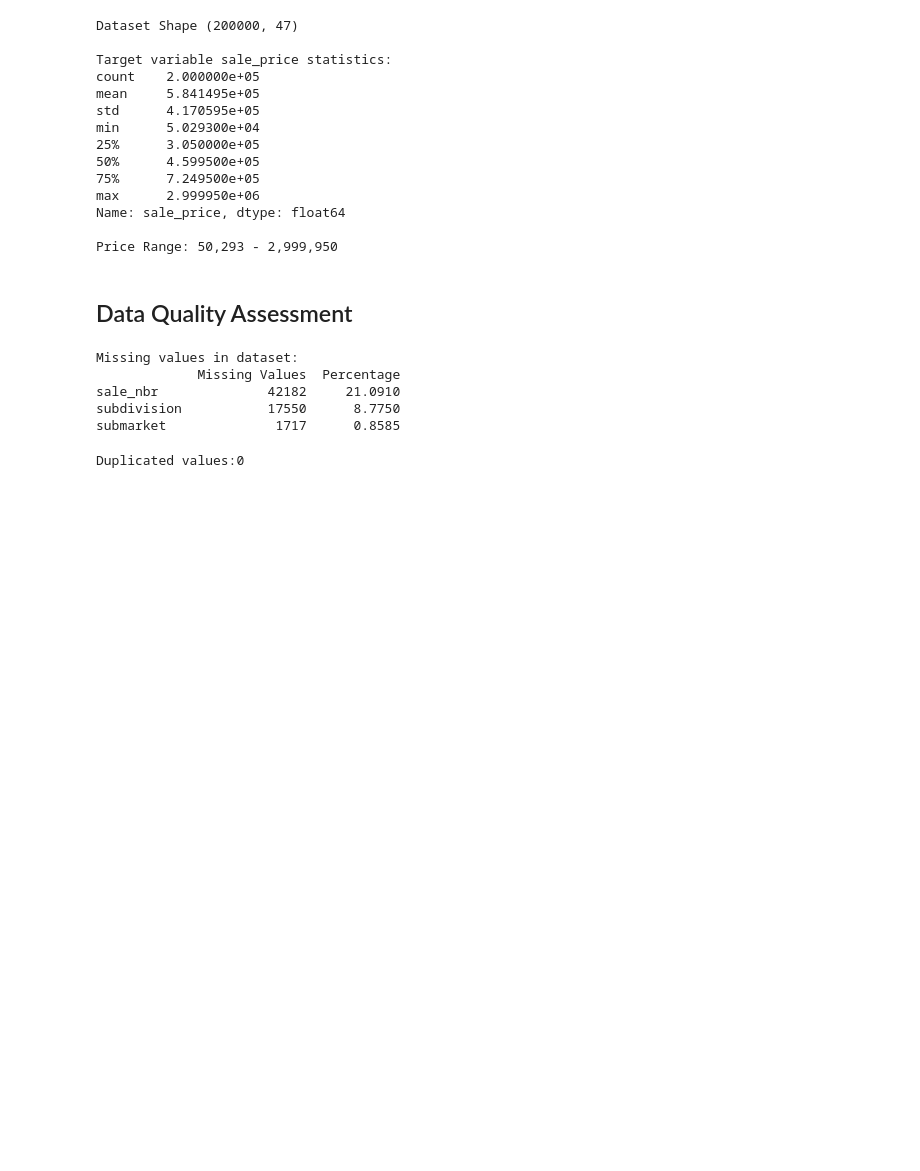
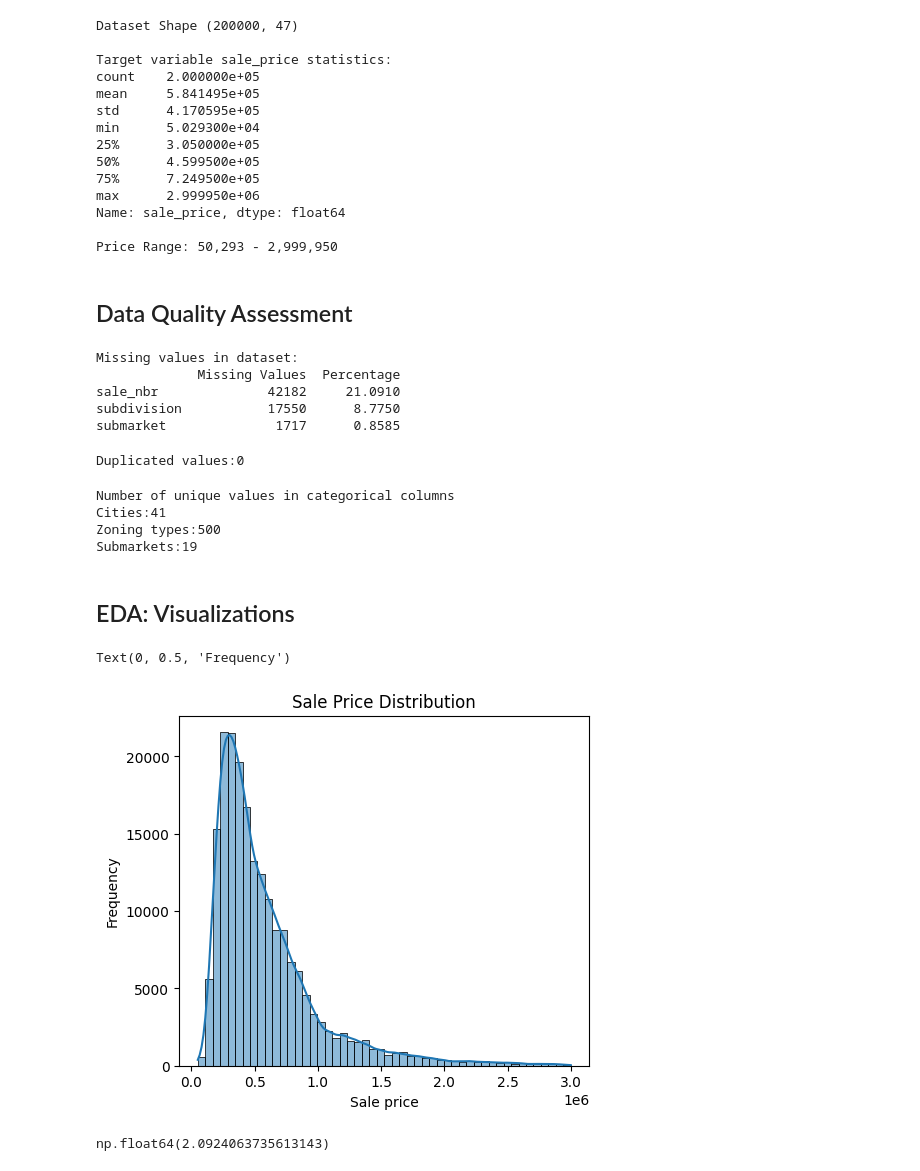
Before and after one commit to Shally-1997/project_house_prediction, a Jupyter notebook: house_price_prediction.ipynb, the cells around one changed output. Saved outputs shown, nothing was run; the diff lists cells and outputs as text; code cells hidden in the pictures; blank space fills up the shorter version.

```diff
--- a/house_price_prediction.ipynb
+++ b/house_price_prediction.ipynb
@@ -55,3 +55,35 @@ submarket              1717      0.8585
 print(f"\nDuplicated values:{df.duplicated().sum()}")
 # %% [output]
 Duplicated values:0
+# %%
+# Basic info about key columns
+
+print(f"Number of unique values in categorical columns")
+print(f"Cities:{df['city'].nunique()}")
+print(f"Zoning types:{df['zoning'].nunique()}")
+print(f"Submarkets:{df['submarket'].nunique()}")
+# %% [output]
+Number of unique values in categorical columns
+Cities:41
+Zoning types:500
+Submarkets:19
+# %% [markdown]
+## EDA: Visualizations
+# %%
+# Visualization of target variable distribution
+
+plt.figure(figsize=(18,10))
+
+plt.subplot(2, 3, 1)
+sns.histplot(df['sale_price'].dropna(), bins=50, kde=True)
+plt.title('Sale Price Distribution')
+plt.xlabel('Sale price')
+plt.ylabel('Frequency')
+# %% [output]
+Text(0, 0.5, 'Frequency')
+[figure, added]
+# %%
+# Skewness in target variable
+df['sale_price'].skew()
+# %% [output]
+np.float64(2.0924063735613143)
```
Also changed, not shown: parts of 11 cells of this notebook, 1 other file.
